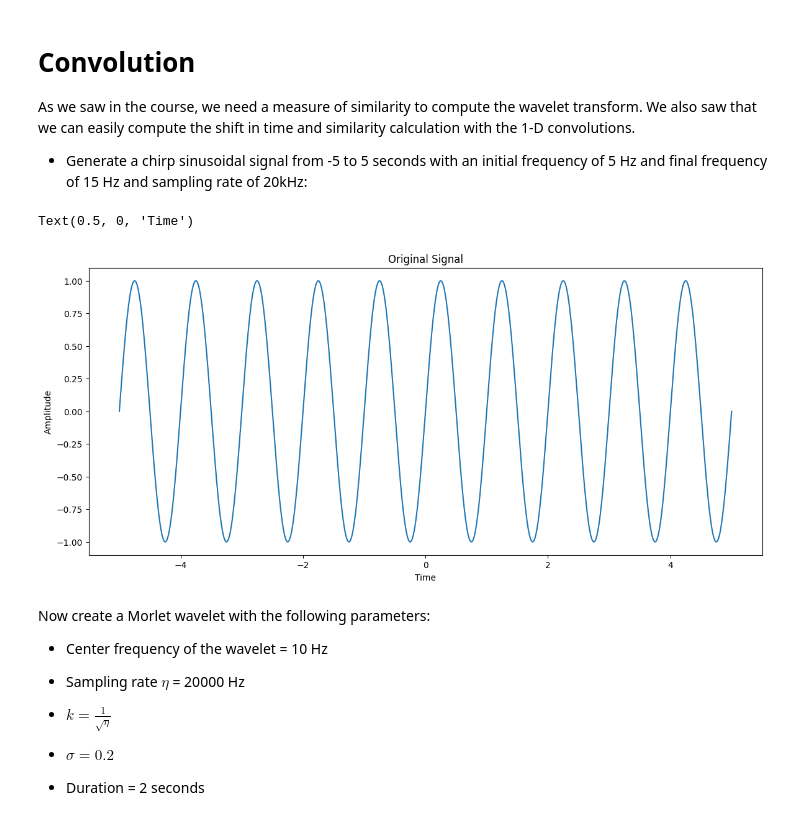
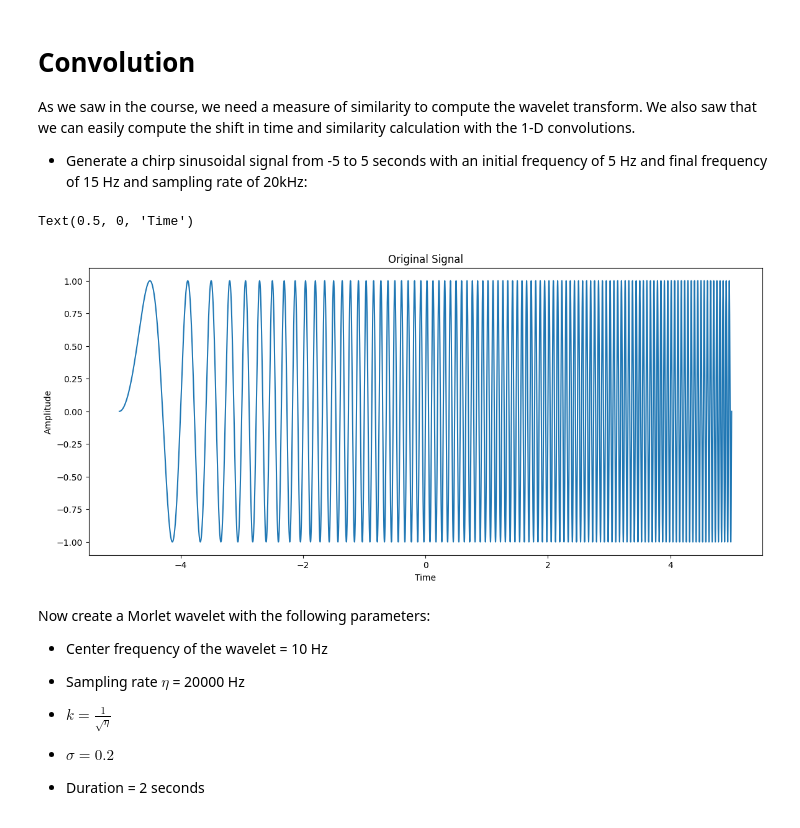
Before and after one commit to KHOUTAIBI/TSIA-TP, a Jupyter notebook: TP_Wavelets.ipynb, the cells around one changed output. Saved outputs shown, nothing was run; the diff lists cells and outputs as text; code cells hidden in the pictures.

Commit message:
fixed chirp signal in wavelet

```diff
--- a/TP_Wavelets.ipynb
+++ b/TP_Wavelets.ipynb
@@ -165,25 +167,26 @@ As we saw in the course, we need a measure of similarity to compute the wavelet
 # %%
 # Chirp signal down below
 Fs = 20_000
 # We add a chirp timstep in order to compute the chirp function, a normal timestep will not work
 
 # TODO Change this, it does not work, should start from -5 to 5 and reach 15Hz at 5 seconds
 
 
 # Now we compute the timesteps
-timesteps = np.linspace(-5,5,Fs)
-chirp_signal = np.sin(2*np.pi*timesteps)
+timesteps = np.linspace(-5,5,10*Fs)
+frequencies = np.linspace(5,15,10*Fs)
+chirp_signal = np.sin(2*np.pi*frequencies*timesteps)
 
 
 # Plotting the results below
 plt.figure(figsize=(14, 6))
 plt.plot(timesteps, chirp_signal)
 plt.title('Original Signal')
 plt.ylabel('Amplitude')
 plt.xlabel('Time')
 # %% [output]
 Text(0.5, 0, 'Time')
-[figure, old version]
+[figure, new version]
 # %% [markdown]
 Now create a Morlet wavelet with the following parameters:
 
```
Also changed, not shown: parts of 6 cells of this notebook.
